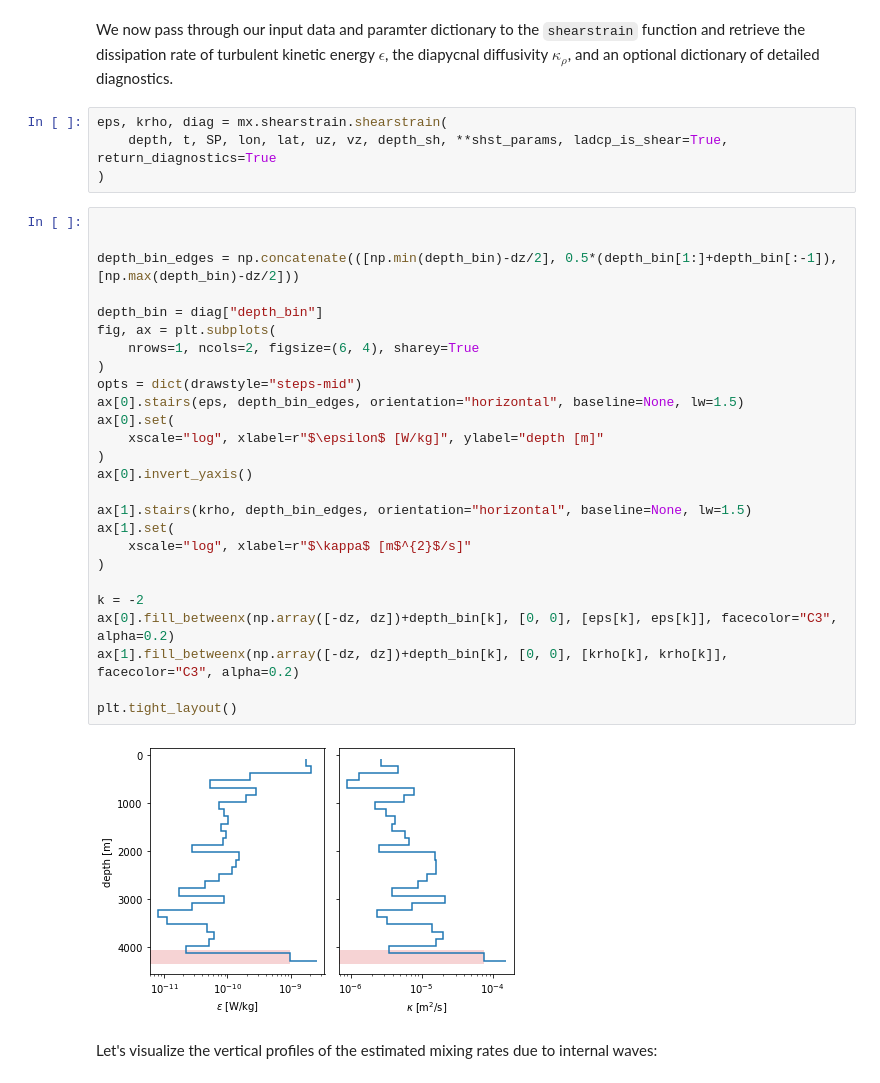
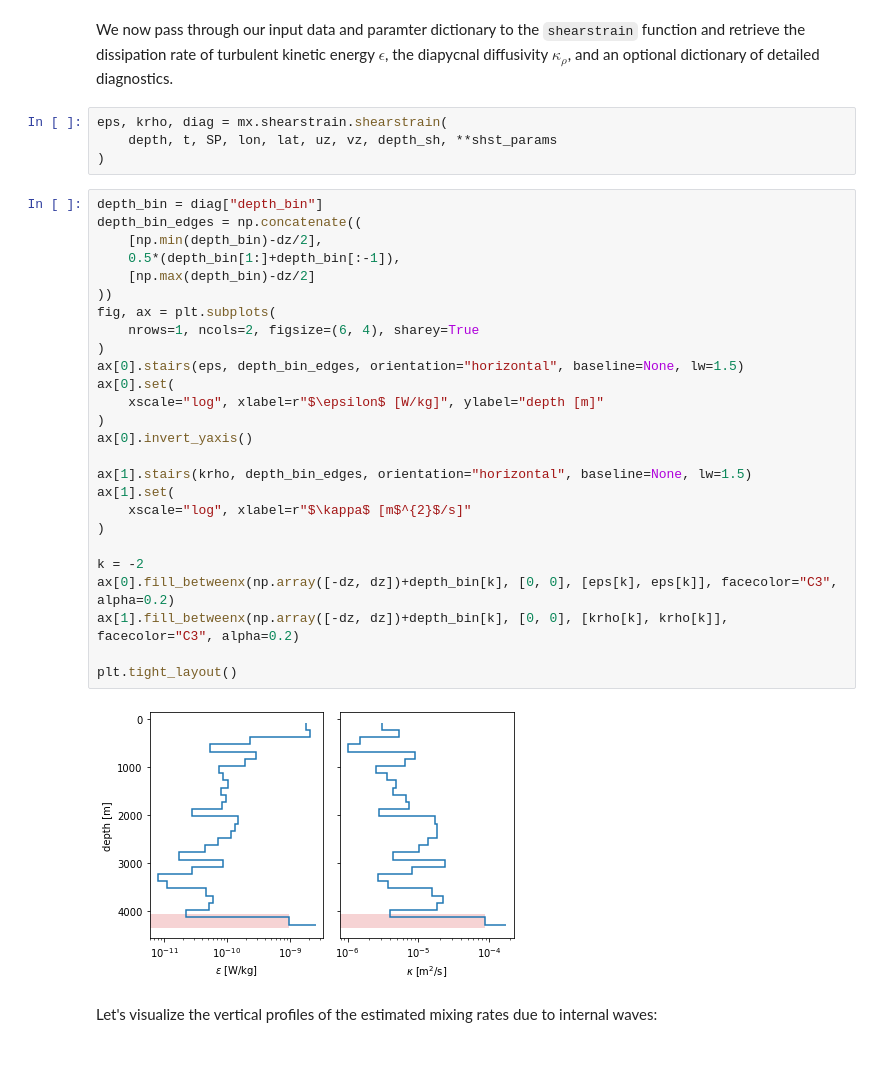
Before and after one commit to modscripps/mixsea, a Jupyter notebook: docs/shearstrain.ipynb, the cells around one changed output. Cells and saved outputs as stored; diff of their text form.

```diff
--- a/docs/shearstrain.ipynb
+++ b/docs/shearstrain.ipynb
@@ -143,36 +143,36 @@ Wavenumber indices for integration:
 We now pass through our input data and paramter dictionary to the `shearstrain` function and retrieve the dissipation rate of turbulent kinetic energy $\epsilon$, the diapycnal diffusivity $\kappa_{\rho}$, and an optional dictionary of detailed diagnostics.
 # %%
 eps, krho, diag = mx.shearstrain.shearstrain(
-    depth, t, SP, lon, lat, uz, vz, depth_sh, **shst_params, ladcp_is_shear=True, return_diagnostics=True
+    depth, t, SP, lon, lat, uz, vz, depth_sh, **shst_params
 )
 # %%
-
-
-depth_bin_edges = np.concatenate(([np.min(depth_bin)-dz/2], 0.5*(depth_bin[1:]+depth_bin[:-1]), [np.max(depth_bin)-dz/2]))
-
 depth_bin = diag["depth_bin"]
+depth_bin_edges = np.concatenate((
+    [np.min(depth_bin)-dz/2],
+    0.5*(depth_bin[1:]+depth_bin[:-1]),
+    [np.max(depth_bin)-dz/2]
+))
 fig, ax = plt.subplots(
     nrows=1, ncols=2, figsize=(6, 4), sharey=True
 )
-opts = dict(drawstyle="steps-mid")
 ax[0].stairs(eps, depth_bin_edges, orientation="horizontal", baseline=None, lw=1.5)
 ax[0].set(
     xscale="log", xlabel=r"$\epsilon$ [W/kg]", ylabel="depth [m]"
 )
 ax[0].invert_yaxis()
 
 ax[1].stairs(krho, depth_bin_edges, orientation="horizontal", baseline=None, lw=1.5)
 ax[1].set(
     xscale="log", xlabel=r"$\kappa$ [m$^{2}$/s]"
 )
 
 k = -2
 ax[0].fill_betweenx(np.array([-dz, dz])+depth_bin[k], [0, 0], [eps[k], eps[k]], facecolor="C3", alpha=0.2)
 ax[1].fill_betweenx(np.array([-dz, dz])+depth_bin[k], [0, 0], [krho[k], krho[k]], facecolor="C3", alpha=0.2)
 
 plt.tight_layout()
 # %% [output]
-[figure, old version]
+[figure, new version]
 # %% [markdown]
 Let's visualize the vertical profiles of the estimated mixing rates due to internal waves:
 # %% [markdown]
```
Also changed, not shown: parts of 23 cells of this notebook.
